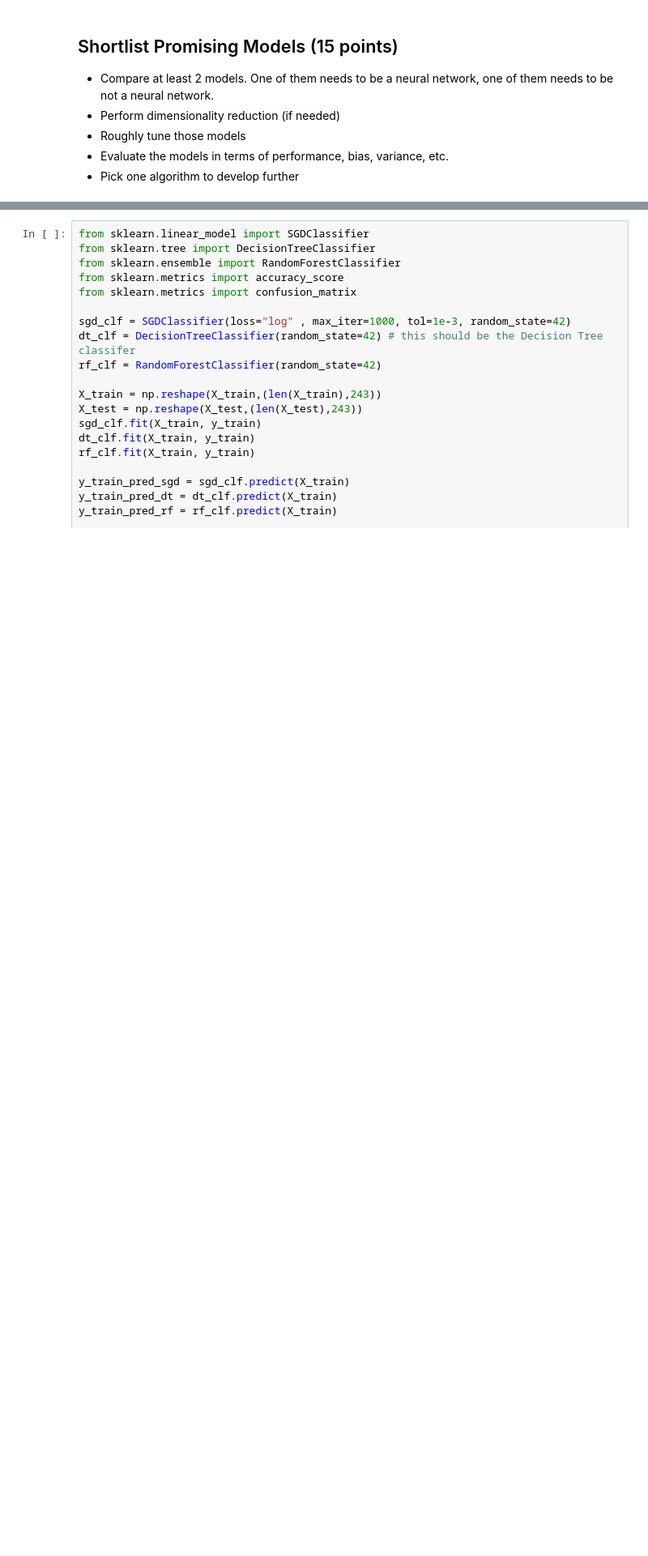
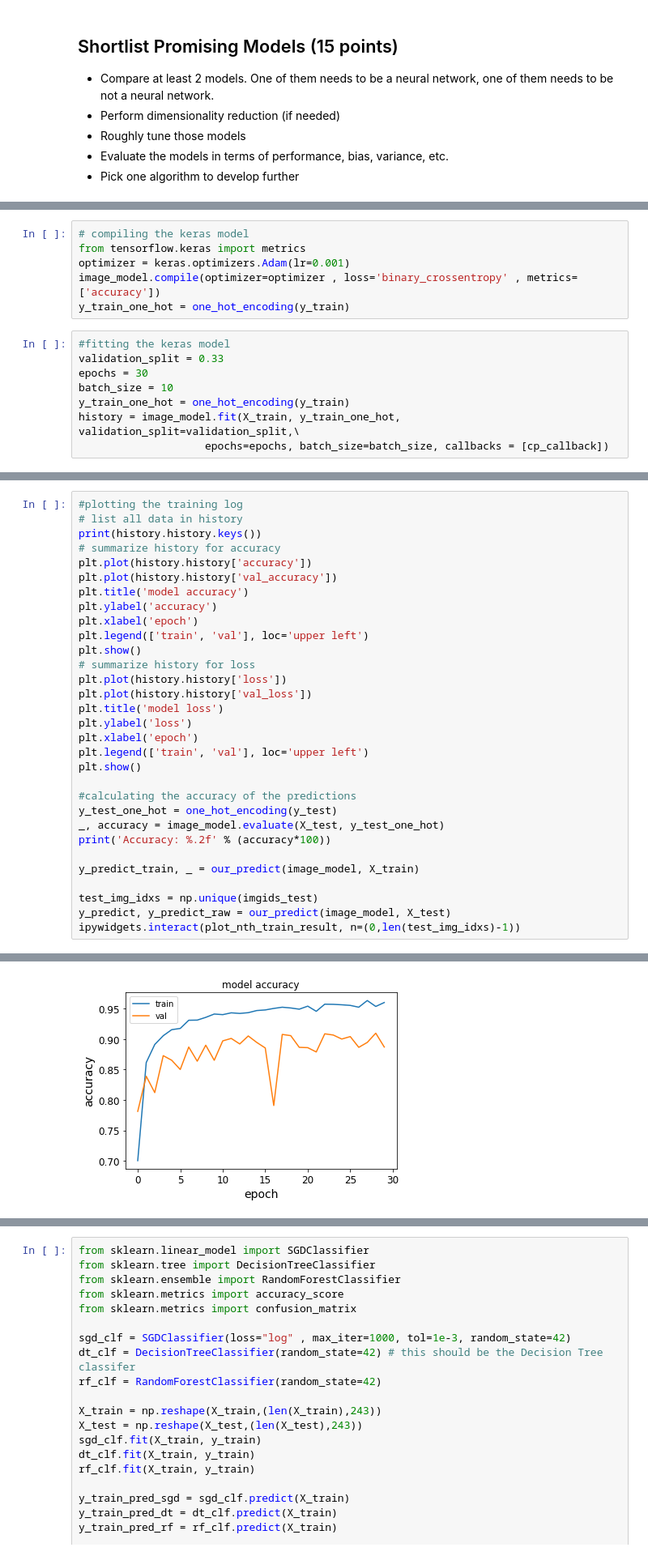
Before and after one commit to ShantanuShivankar/Machine_learning, a Jupyter notebook: RO47002_2020_2021_Final_Assignment/Final Assignment.ipynb, the cells around one changed output, grey strips where cells are left out. Shown at 81% size. Cells and saved outputs as stored; diff of their text form; blank space fills up the shorter version.

```diff
--- a/RO47002_2020_2021_Final_Assignment/Final Assignment.ipynb
+++ b/RO47002_2020_2021_Final_Assignment/Final Assignment.ipynb
@@ -473,0 +586,14 @@ image 34, class count = [81 56 58 55]
+# %%
+# compiling the keras model
+from tensorflow.keras import metrics
+optimizer = keras.optimizers.Adam(lr=0.001)
+image_model.compile(optimizer=optimizer , loss='binary_crossentropy' , metrics=['accuracy'])
+y_train_one_hot = one_hot_encoding(y_train)
+# %%
+#fitting the keras model
+validation_split = 0.33
+epochs = 30
+batch_size = 10
+y_train_one_hot = one_hot_encoding(y_train)
+history = image_model.fit(X_train, y_train_one_hot, validation_split=validation_split,\
+                    epochs=epochs, batch_size=batch_size, callbacks = [cp_callback])
@@ -473,0 +618,32 @@ image 34, class count = [81 56 58 55]
+# %%
+#plotting the training log
+# list all data in history
+print(history.history.keys())
+# summarize history for accuracy
+plt.plot(history.history['accuracy'])
+plt.plot(history.history['val_accuracy'])
+plt.title('model accuracy')
+plt.ylabel('accuracy')
+plt.xlabel('epoch')
+plt.legend(['train', 'val'], loc='upper left')
+plt.show()
+# summarize history for loss
+plt.plot(history.history['loss'])
+plt.plot(history.history['val_loss'])
+plt.title('model loss')
+plt.ylabel('loss')
+plt.xlabel('epoch')
+plt.legend(['train', 'val'], loc='upper left')
+plt.show()
+
+#calculating the accuracy of the predictions
+y_test_one_hot = one_hot_encoding(y_test)
+_, accuracy = image_model.evaluate(X_test, y_test_one_hot)
+print('Accuracy: %.2f' % (accuracy*100))
+
+y_predict_train, _ = our_predict(image_model, X_train)
+
+test_img_idxs = np.unique(imgids_test)
+y_predict, y_predict_raw = our_predict(image_model, X_test)
+ipywidgets.interact(plot_nth_train_result, n=(0,len(test_img_idxs)-1))
+# %% [output]
@@ -473,0 +651 @@ image 34, class count = [81 56 58 55]
+[figure, added]
```
Also changed, not shown: parts of 7 cells of this notebook, 1 other file.
